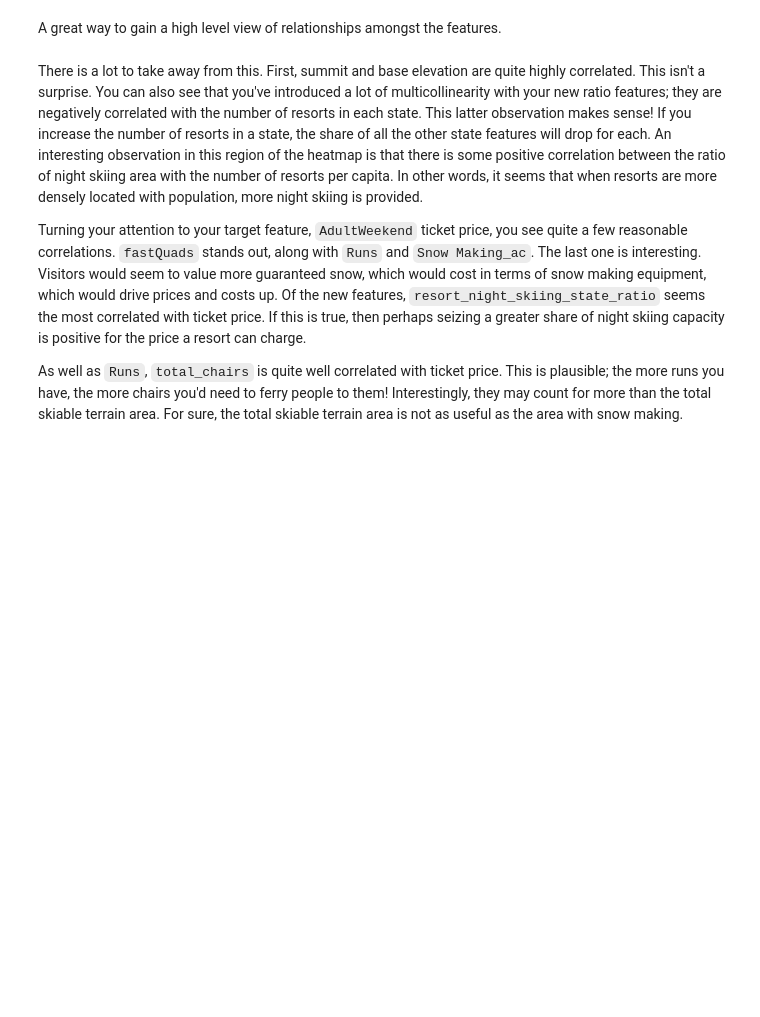
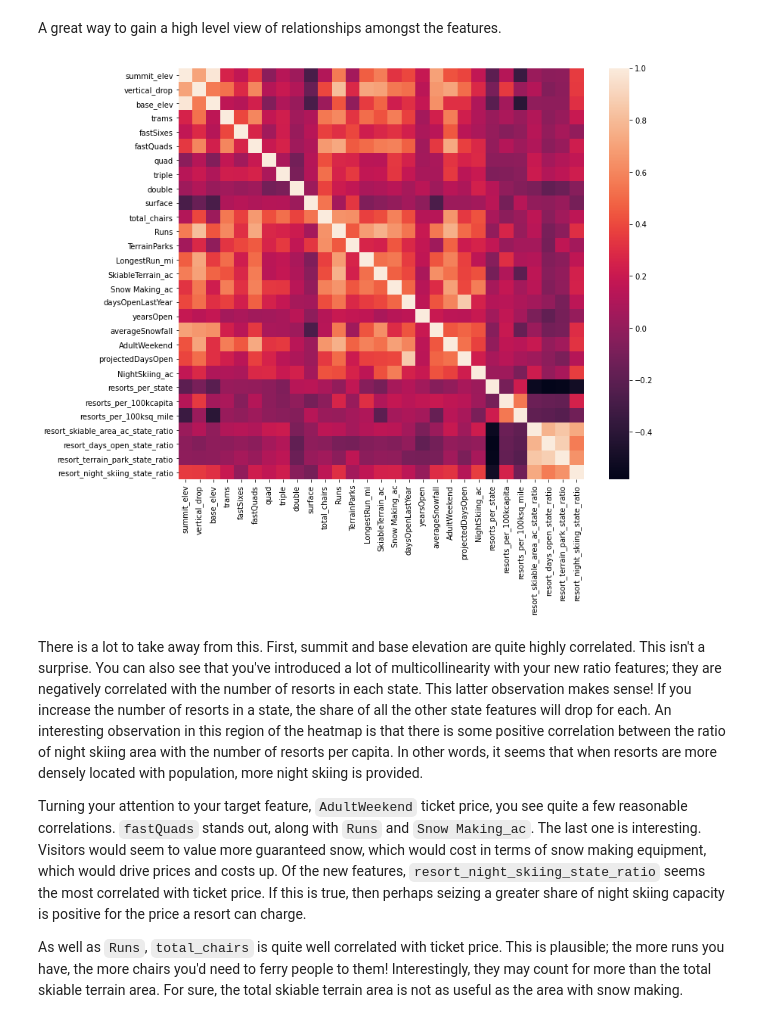
Before and after one commit to amandawhite013/DataScienceGuidedCapstone, a Jupyter notebook: Notebooks/03_exploratory_data_analysis.ipynb, the cells around one changed output. Cells and saved outputs as stored; diff of their text form; code cells hidden in the pictures; blank space fills up the shorter version.

```diff
--- a/Notebooks/03_exploratory_data_analysis.ipynb
+++ b/Notebooks/03_exploratory_data_analysis.ipynb
@@ -770,7 +787,7 @@ Index(['state', 'resorts_per_state', 'state_total_skiable_area_ac',
 ski_data['resort_skiable_area_ac_state_ratio'] = ski_data.SkiableTerrain_ac / ski_data.state_total_skiable_area_ac
 ski_data['resort_days_open_state_ratio'] = ski_data.daysOpenLastYear / ski_data.state_total_days_open
 ski_data['resort_terrain_park_state_ratio'] = ski_data.TerrainParks / ski_data.state_total_terrain_parks
-ski_data['resort_night_skiing_state_ratio'] = ski_data.NightSkiing / ski_data.state_total_nightskiing
+ski_data['resort_night_skiing_state_ratio'] = ski_data.NightSkiing_ac / ski_data.state_total_nightskiing
 
 ski_data.drop(columns=['state_total_skiable_area_ac', 'state_total_days_open',
-                       'state_total_terrain_parks', 'state_total_nightskiing_ac'], inplace=True)
+                       'state_total_terrain_parks', 'state_total_nightskiing'], inplace=True)
@@ -783,9 +798,11 @@ A great way to gain a high level view of relationships amongst the features.
 # %%
 #Code task 12#
 #Show a seaborn heatmap of correlations in ski_data
 #Hint: call pandas' `corr()` method on `ski_data` and pass that into `sns.heatmap`
 plt.subplots(figsize=(12,10))
-sns.___(ski_data.___);
+sns.heatmap(ski_data.corr());
+# %% [output]
+[figure, added]
 # %% [markdown]
 There is a lot to take away from this. First, summit and base elevation are quite highly correlated. This isn't a surprise. You can also see that you've introduced a lot of multicollinearity with your new ratio features; they are negatively correlated with the number of resorts in each state. This latter observation makes sense! If you increase the number of resorts in a state, the share of all the other state features will drop for each. An interesting observation in this region of the heatmap is that there is some positive correlation between the ratio of night skiing area with the number of resorts per capita. In other words, it seems that when resorts are more densely located with population, more night skiing is provided.
 
```
Also changed, not shown: parts of 11 cells of this notebook.
